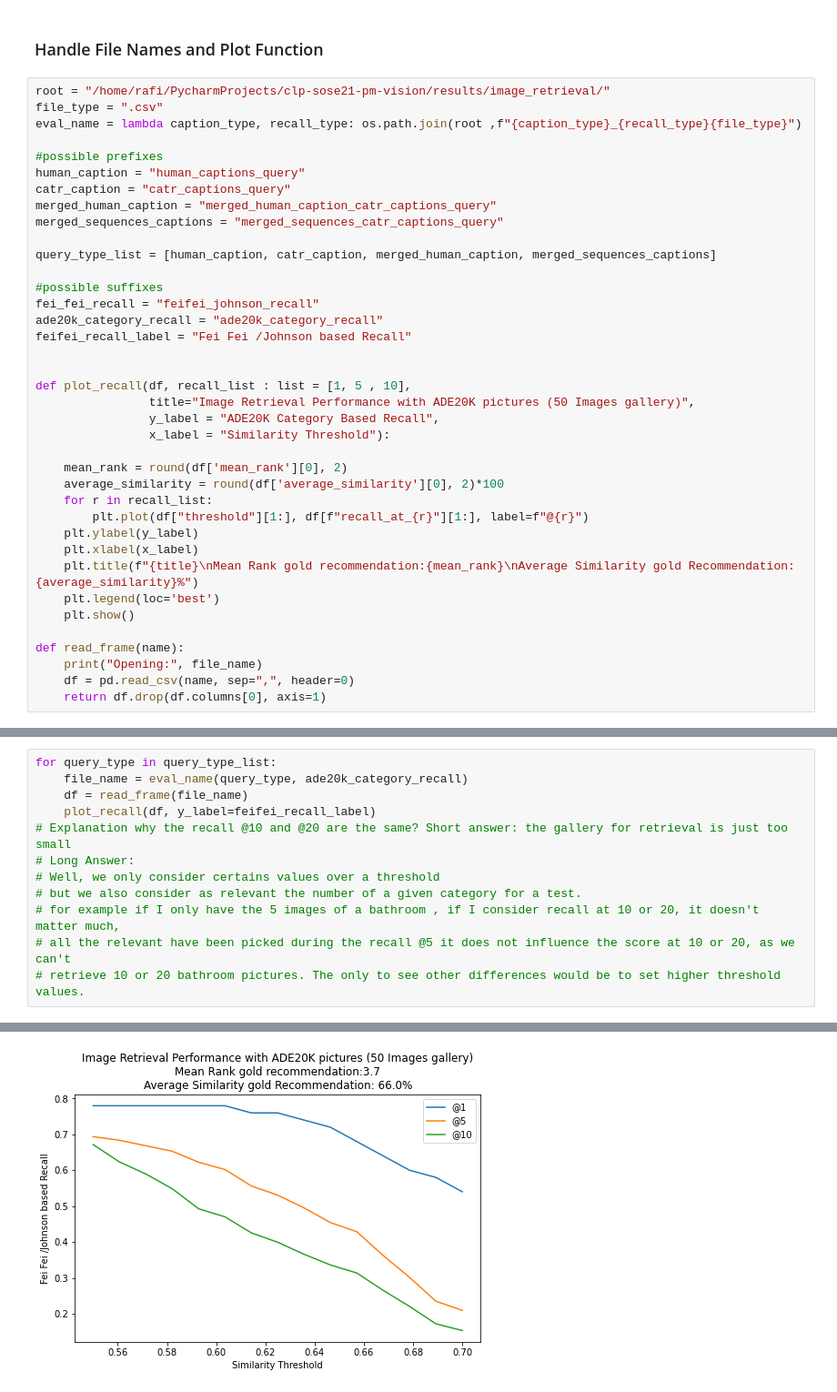
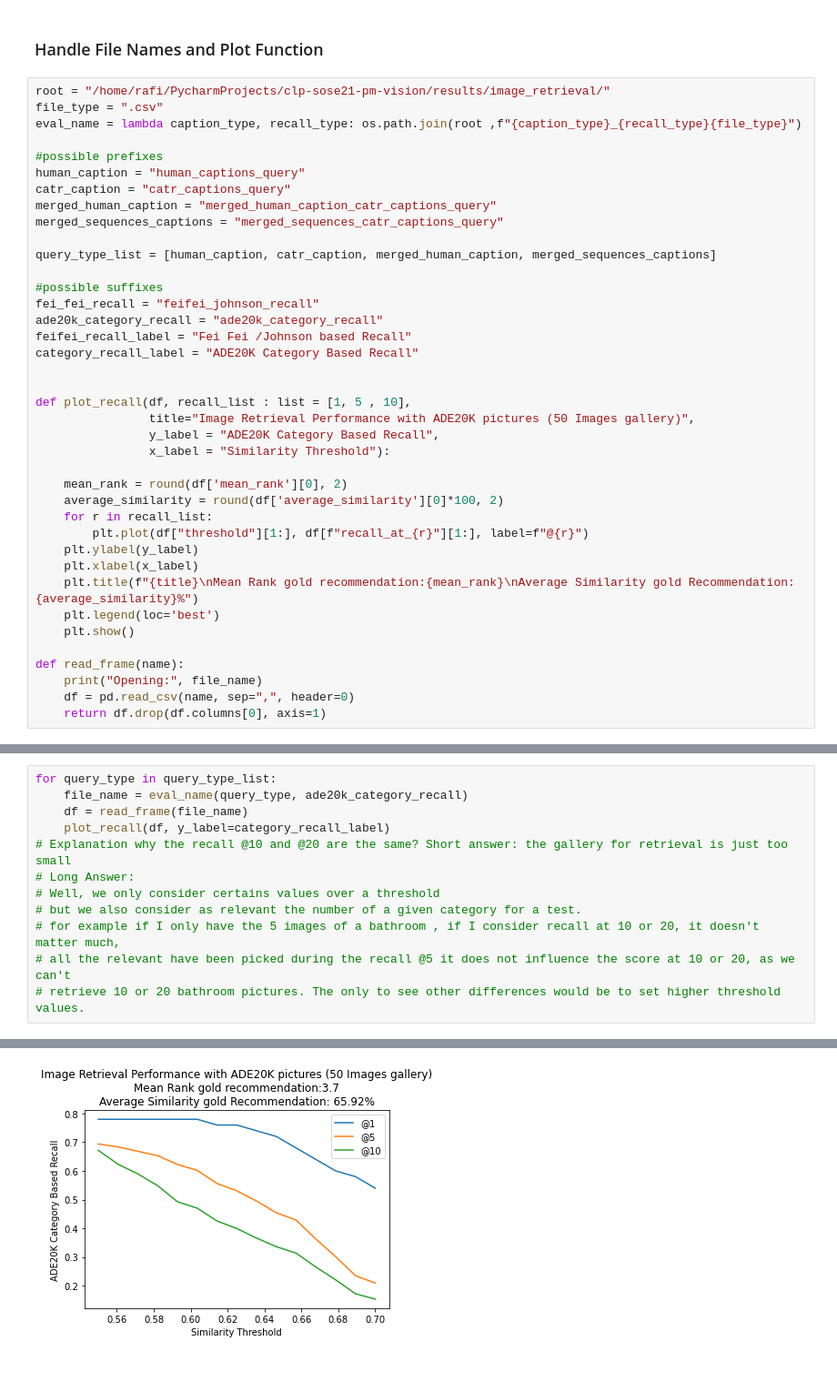
Before and after one commit to compling-potsdam/clp-sose21-pm-vision, a Jupyter notebook: avatar_sgg/notebooks/plot_metrics.ipynb, the cells around one changed output, grey strips where cells are left out. Shown at 91% size. Drawn from its saved outputs; the diff is of its cells as text; blank space fills up the shorter version.

Commit message:
Replot the curves due to bugfix.

```diff
--- a/avatar_sgg/notebooks/plot_metrics.ipynb
+++ b/avatar_sgg/notebooks/plot_metrics.ipynb
@@ -25,6 +25,7 @@ query_type_list = [human_caption, catr_caption, merged_human_caption, merged_seq
 fei_fei_recall = "feifei_johnson_recall"
 ade20k_category_recall = "ade20k_category_recall"
 feifei_recall_label = "Fei Fei /Johnson based Recall"
+category_recall_label = "ADE20K Category Based Recall"
 
 
 def plot_recall(df, recall_list : list = [1, 5 , 10],
@@ -33,7 +34,7 @@ def plot_recall(df, recall_list : list = [1, 5 , 10],
                 x_label = "Similarity Threshold"):
 
     mean_rank = round(df['mean_rank'][0], 2)
-    average_similarity = round(df['average_similarity'][0], 2)*100
+    average_similarity = round(df['average_similarity'][0]*100, 2)
     for r in recall_list:
         plt.plot(df["threshold"][1:], df[f"recall_at_{r}"][1:], label=f"@{r}")
     plt.ylabel(y_label)
@@ -63,16 +64,16 @@ Opening: /home/rafi/PycharmProjects/clp-sose21-pm-vision/results/image_retrieval
 # %%
 for query_type in query_type_list:
     file_name = eval_name(query_type, ade20k_category_recall)
     df = read_frame(file_name)
-    plot_recall(df, y_label=feifei_recall_label)
+    plot_recall(df, y_label=category_recall_label)
 # Explanation why the recall @10 and @20 are the same? Short answer: the gallery for retrieval is just too small
 # Long Answer:
 # Well, we only consider certains values over a threshold
 # but we also consider as relevant the number of a given category for a test.
 # for example if I only have the 5 images of a bathroom , if I consider recall at 10 or 20, it doesn't matter much,
 # all the relevant have been picked during the recall @5 it does not influence the score at 10 or 20, as we can't
 # retrieve 10 or 20 bathroom pictures. The only to see other differences would be to set higher threshold values.
 # %% [output]
 Opening: /home/rafi/PycharmProjects/clp-sose21-pm-vision/results/image_retrieval/human_captions_query_ade20k_category_recall.csv
-[figure, old version]
+[figure, new version]
 Opening: /home/rafi/PycharmProjects/clp-sose21-pm-vision/results/image_retrieval/catr_captions_query_ade20k_category_recall.csv
```
Also changed, not shown: parts of 2 cells of this notebook.
